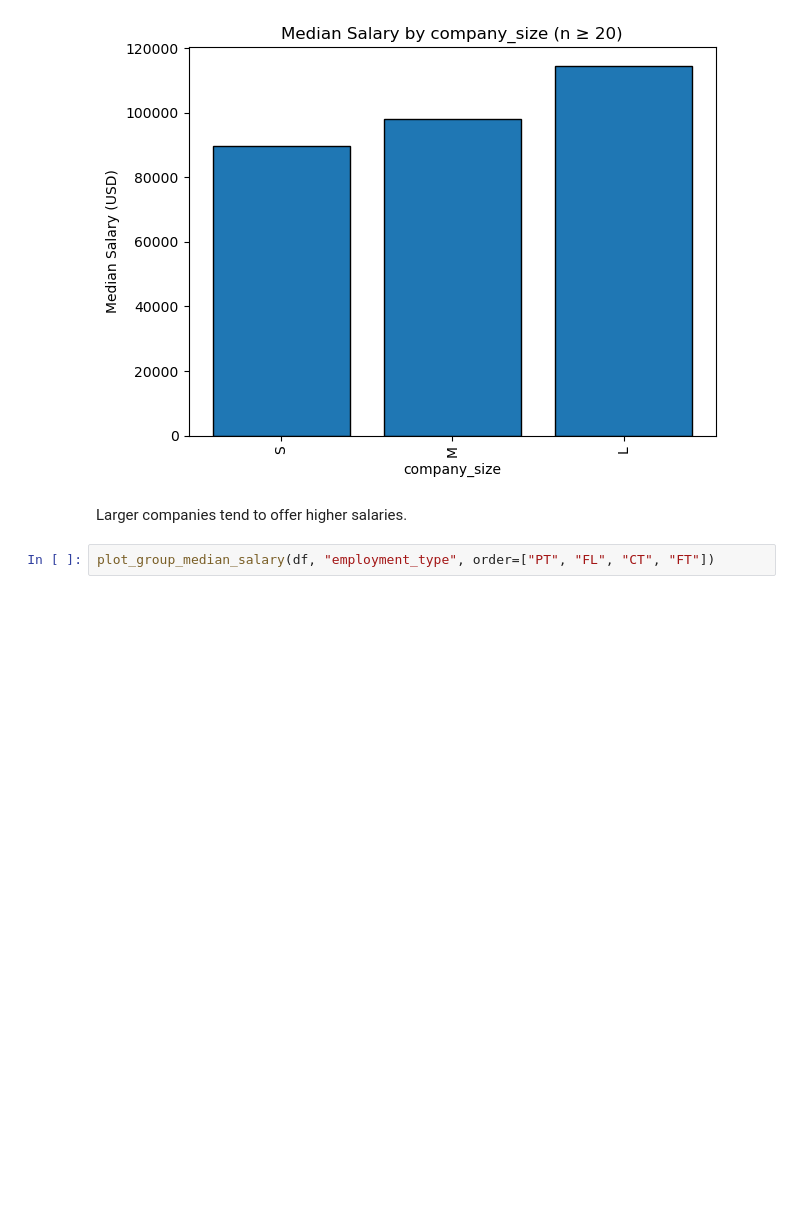
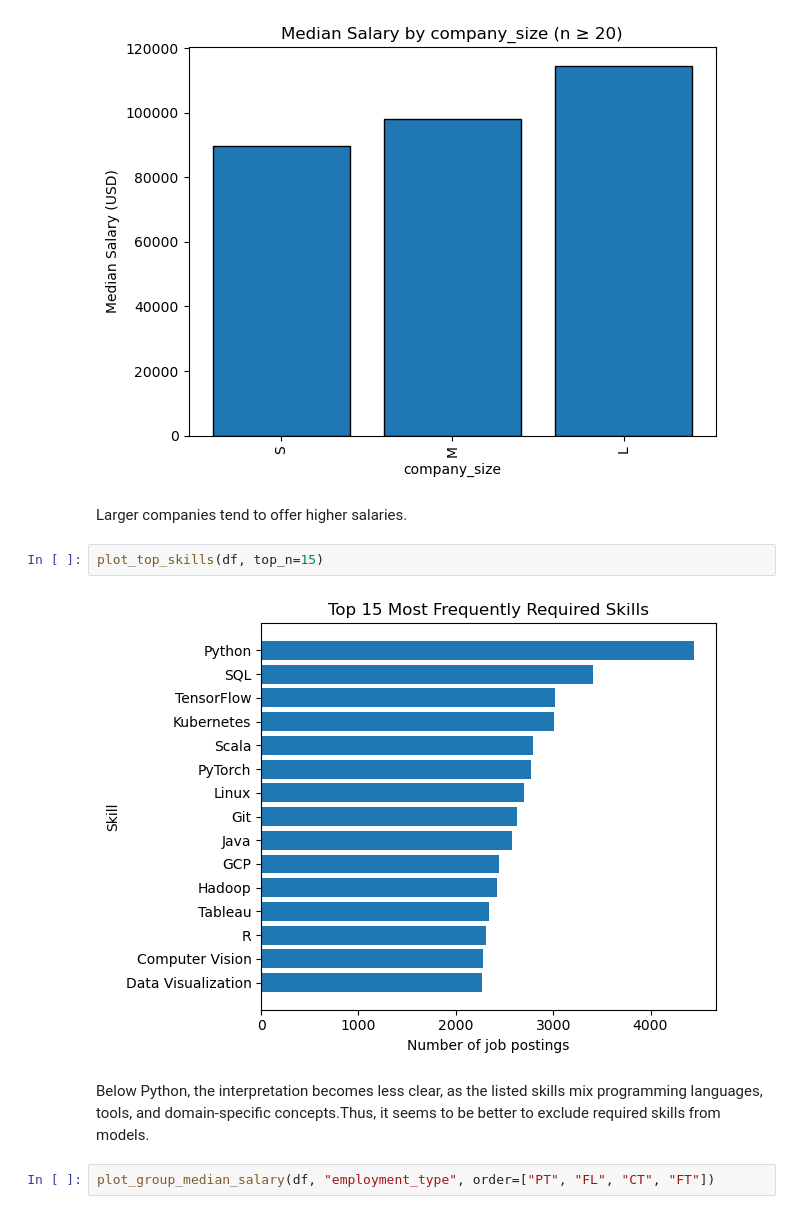
Before and after one commit to mionam0304-lang/d100_d400_code_mm2935, a Jupyter notebook: eda_cleaning.ipynb, the cells around one changed output. Drawn from its saved outputs; the diff is of its cells as text; blank space fills up the shorter version.

Commit message:
plots add

```diff
--- a/eda_cleaning.ipynb
+++ b/eda_cleaning.ipynb
@@ -193,6 +193,12 @@ plot_group_median_salary(df, "company_size", order=["S", "M", "L"])
 [figure]
 # %% [markdown]
 Larger companies tend to offer higher salaries.
+# %%
+plot_top_skills(df, top_n=15)
+# %% [output]
+[figure, added]
+# %% [markdown]
+Below Python, the interpretation becomes less clear, as the listed skills mix programming languages, tools, and domain-specific concepts.Thus, it seems to be better to exclude required skills from models.
 # %%
 plot_group_median_salary(df, "employment_type", order=["PT", "FL", "CT", "FT"])
 # %% [output]
```
Also changed, not shown: parts of 8 cells of this notebook, 3 other files.
